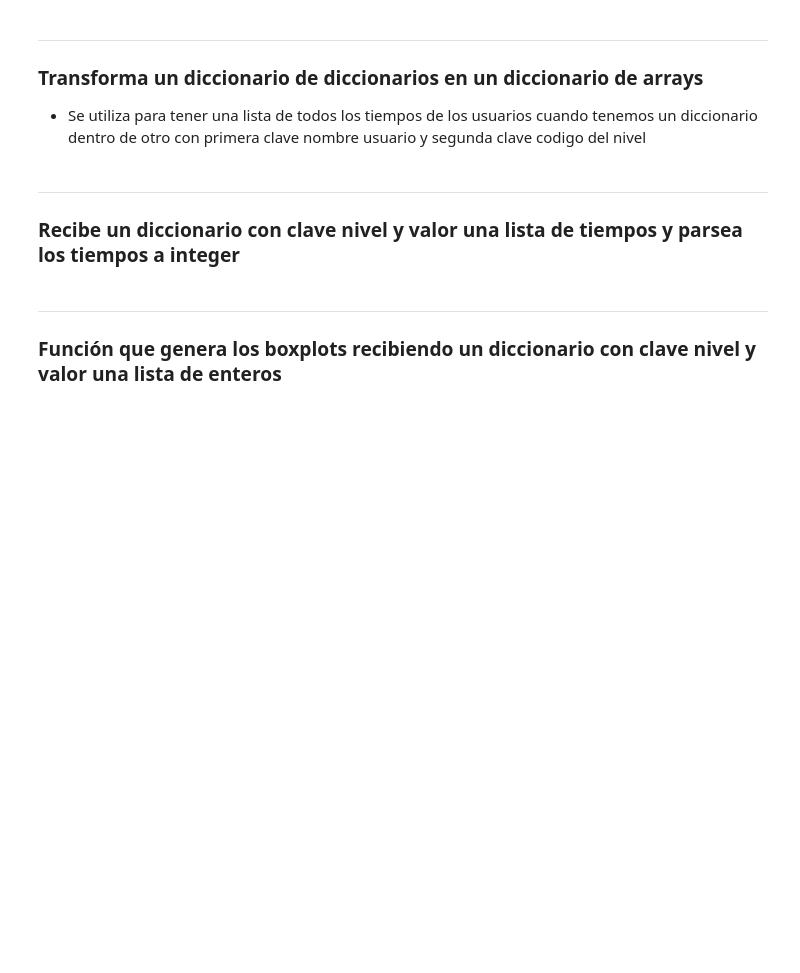
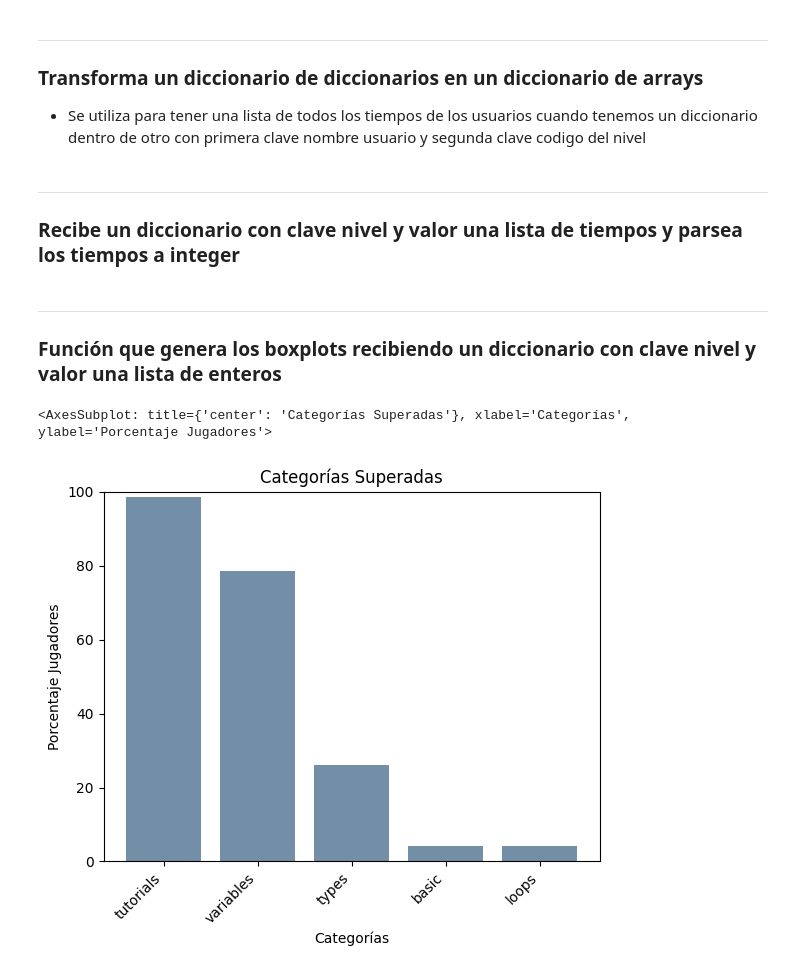
Before and after one commit to angelhort/TFG_Articoding_22-23, a Jupyter notebook: Back/main_BoxPlots.ipynb, the cells around one changed output. Cells and saved outputs as stored; diff of their text form; code cells hidden in the pictures; blank space fills up the shorter version.

```diff
--- a/Back/main_BoxPlots.ipynb
+++ b/Back/main_BoxPlots.ipynb
@@ -380,7 +381,10 @@ def parseTiemposDictConNombresToInteger(tiemposDict):
 fig = generateChartNivelesAlcanzados2(tiemposMedios["listaNiveles"], ultNivelAlcanzado)
 fig.show()
 # %%
-#getChartPorcentajeCategorias(tiemposMedios["listaNiveles"], ultNivelAlcanzado, len(ultNivelAlcanzado))
+getChartPorcentajeCategorias(tiemposMedios["listaNiveles"], ultNivelAlcanzado, len(ultNivelAlcanzado))
+# %% [output]
+<AxesSubplot: title={'center': 'Categorías Superadas'}, xlabel='Categorías', ylabel='Porcentaje Jugadores'>
+[figure, added]
 # %%
 #boxplotsIntentos = create_boxplots(intentosList)
 # %%
```
Also changed, not shown: parts of 5 cells of this notebook.
